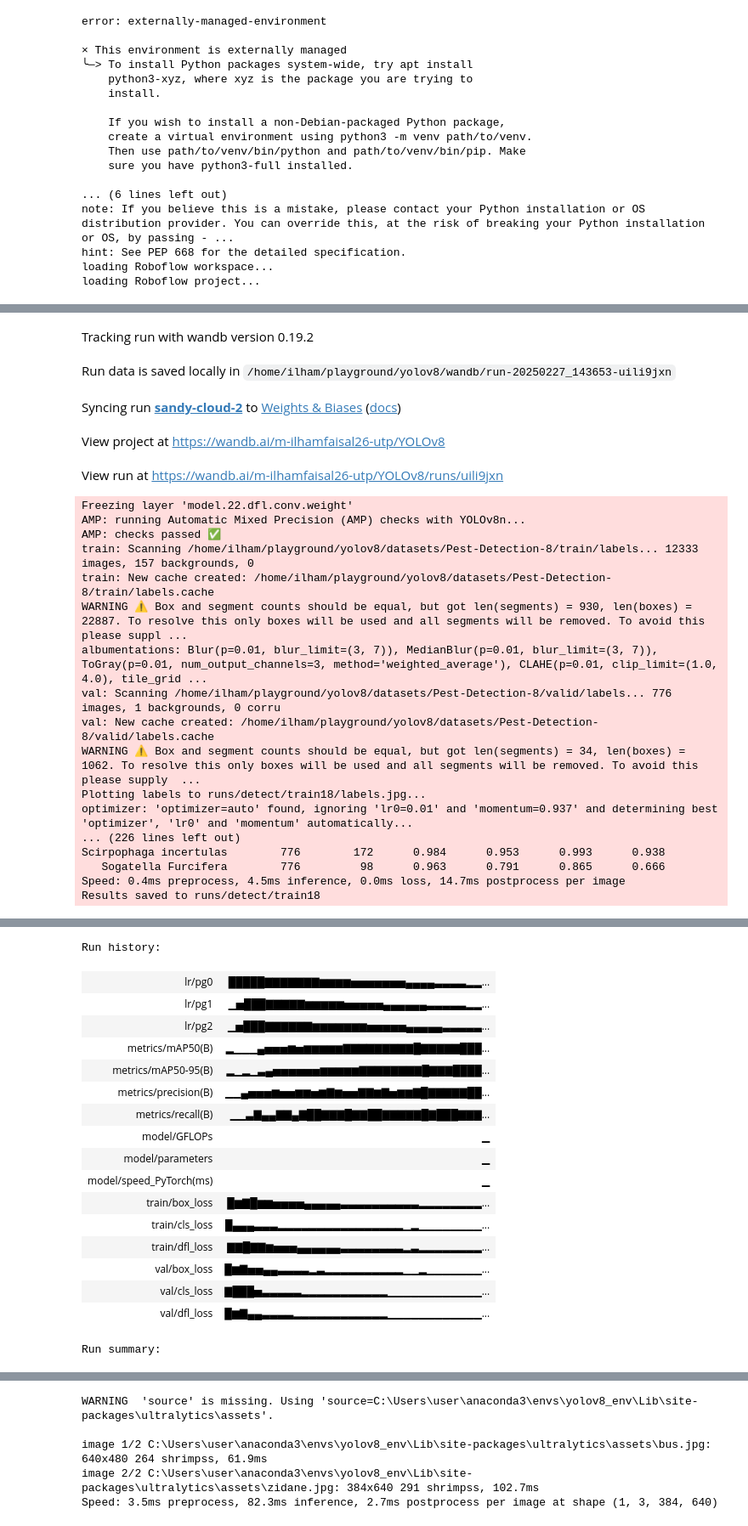
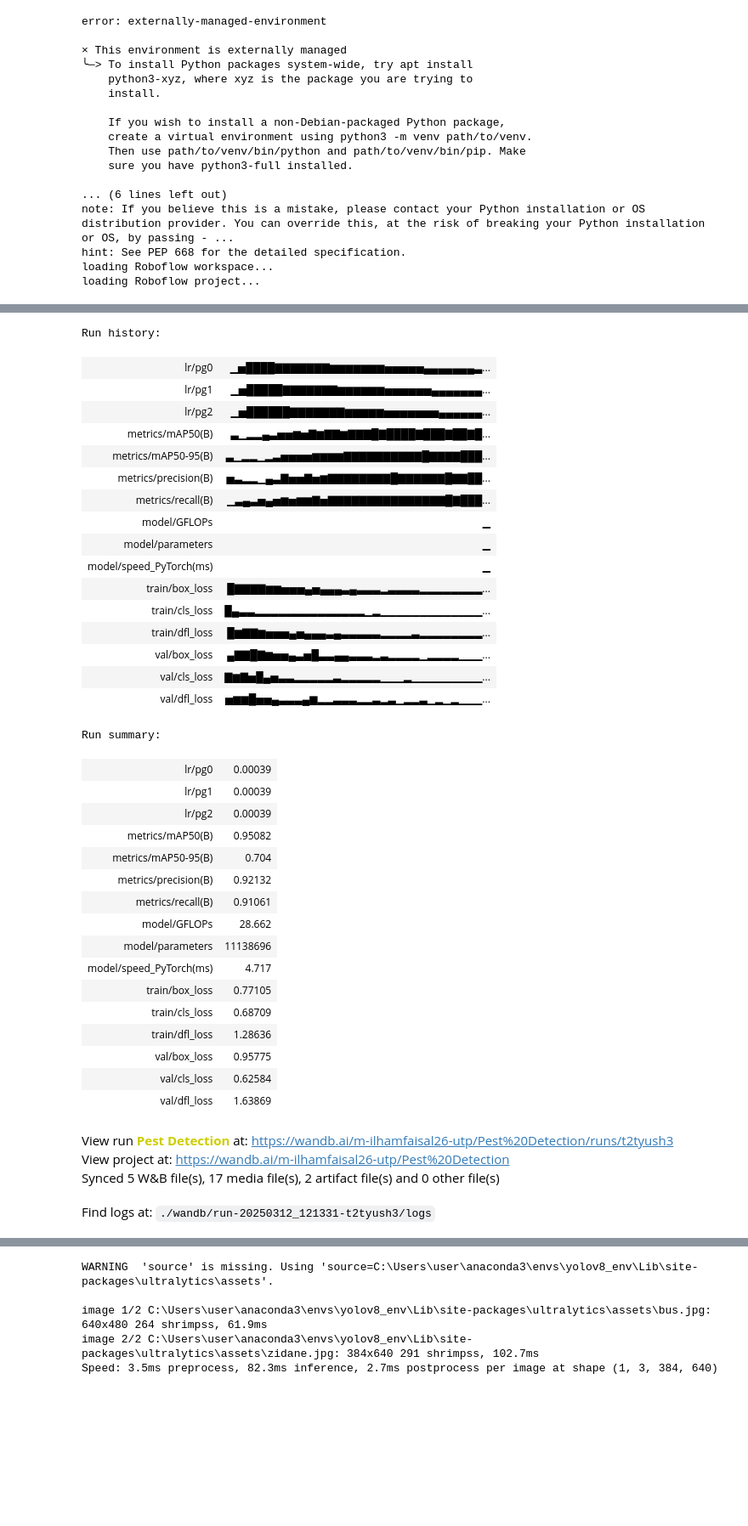
Before and after one commit to llhmm26/Pest-Detection-Yolov8, a Jupyter notebook: Modelling.ipynb, the cells around one changed output, grey strips where cells are left out. Shown at 85% size. Cells and saved outputs as stored; diff of their text form; code cells hidden in the pictures; blank space fills up the shorter version.

```diff
--- a/Modelling.ipynb
+++ b/Modelling.ipynb
@@ -42,5 +125,5 @@ model = YOLO("yolov8s.pt")
 model.info()
 
 # Train the model on custom dataset
-results = model.train(data="/home/ilham/playground/yolov8/datasets/Pest-Detection-8/data.yaml", epochs=100, imgsz=640, show_conf=False, patience=10, batch=16)
+results = model.train(data="Pest-Detection-12/data.yaml", epochs=100, imgsz=640, show_conf=False, patience=10, batch=16)
 # %% [output]
@@ -64,22 +148,38 @@ wandb: Using wandb-core as the SDK backend.  Please refer to https://wandb.me/wa
+Run history:
+| lr/pg0 | ▁▅████▇▇▇▇▇▇▇▆▆▆▆▆▆▆▅▅▅▅▅▄▄▄▄▄▄▄▃... |
+| lr/pg1 | ▁▅█████▇▇▇▇▇▇▇▆▆▆▆▆▆▅▅▅▅▅▅▄▄▄▄▄▄▄... |
+| lr/pg2 | ▁▅██████▇▇▇▇▇▇▇▆▆▆▆▆▅▅▅▅▅▅▅▄▄▄▄▄▄... |
+| metrics/mAP50(B) | ▃▁▂▂▄▃▅▅▆▅▇▆▇▇▆▇▇▇█▇████▇███▇██▇█... |
+| metrics/mAP50-95(B) | ▃▁▂▂▁▂▃▅▅▅▅▆▆▆▆▇▇▇▇▇▇▇▇▇▇█▇▇▇▇███... |
+| metrics/precision(B) | ▅▃▂▂▁▄▃▇▅▅▇▅▆▇▇▇▇▇▇▇▇█▇▇▇▇▇▇█▇▇██... |
+| metrics/recall(B) | ▁▃▄▃▅▄▅▆▅▆▆▇▅▇▇▇▇▇▇▇▇▇▇▇▇▇▇▇█▇███... |
+| model/GFLOPs | ▁ |
+| model/parameters | ▁ |
+| model/speed_PyTorch(ms) | ▁ |
+| train/box_loss | █▇▇▇▇▆▆▅▅▅▄▅▄▄▄▃▄▃▃▃▂▃▃▃▃▂▂▂▂▂▂▂▂... |
+| train/cls_loss | █▄▃▃▂▂▂▂▂▂▂▂▂▂▂▂▂▂▁▂▁▁▁▁▁▁▁▁▁▁▁▁▁... |
+| train/dfl_loss | █▆▇▇▆▅▅▅▄▅▄▄▄▃▄▃▃▃▃▃▂▂▂▂▃▂▂▂▂▂▂▂▂... |
+| val/box_loss | ▄▇▇█▇▆▅▅▄▃▅█▃▃▄▄▃▃▃▂▃▂▂▂▂▁▂▂▂▂▁▁▁... |
+| val/cls_loss | ▇▆▇▅█▄▅▃▃▂▂▂▂▂▃▂▂▂▂▂▁▁▁▂▁▁▁▁▁▁▁▁▁... |
+| val/dfl_loss | ▅▆▆█▅▅▄▃▃▃▄▆▂▂▃▃▃▂▂▃▂▃▁▂▂▃▁▂▁▂▁▁▁... |
+Run summary:
+| lr/pg0 | 0.00039 |
+| lr/pg1 | 0.00039 |
+| lr/pg2 | 0.00039 |
+| metrics/mAP50(B) | 0.95082 |
+| metrics/mAP50-95(B) | 0.704 |
+| metrics/precision(B) | 0.92132 |
+| metrics/recall(B) | 0.91061 |
+| model/GFLOPs | 28.662 |
+| model/parameters | 11138696 |
+| model/speed_PyTorch(ms) | 4.717 |
+| train/box_loss | 0.77105 |
+| train/cls_loss | 0.68709 |
+| train/dfl_loss | 1.28636 |
+| val/box_loss | 0.95775 |
+| val/cls_loss | 0.62584 |
+| val/dfl_loss | 1.63869 |
-Tracking run with wandb version 0.19.2
+View run Pest Detection at: https://wandb.ai/m-ilhamfaisal26-utp/Pest%20Detection/runs/t2tyush3
+View project at: https://wandb.ai/m-ilhamfaisal26-utp/Pest%20Detection
+Synced 5 W&B file(s), 17 media file(s), 2 artifact file(s) and 0 other file(s)
-Run data is saved locally in /home/ilham/playground/yolov8/wandb/run-20250227_143653-uili9jxn
+Find logs at: ./wandb/run-20250312_121331-t2tyush3/logs
-Syncing run sandy-cloud-2 to Weights & Biases (docs)
-View project at https://wandb.ai/m-ilhamfaisal26-utp/YOLOv8
-View run at https://wandb.ai/m-ilhamfaisal26-utp/YOLOv8/runs/uili9jxn
-Freezing layer 'model.22.dfl.conv.weight'
-AMP: running Automatic Mixed Precision (AMP) checks with YOLOv8n...
-AMP: checks passed ✅
-train: Scanning /home/ilham/playground/yolov8/datasets/Pest-Detection-8/train/labels... 12333 images, 157 backgrounds, 0
-train: New cache created: /home/ilham/playground/yolov8/datasets/Pest-Detection-8/train/labels.cache
-WARNING ⚠️ Box and segment counts should be equal, but got len(segments) = 930, len(boxes) = 22887. To resolve this only boxes will be used and all segments will be removed. To avoid this please suppl ...
-albumentations: Blur(p=0.01, blur_limit=(3, 7)), MedianBlur(p=0.01, blur_limit=(3, 7)), ToGray(p=0.01, num_output_channels=3, method='weighted_average'), CLAHE(p=0.01, clip_limit=(1.0, 4.0), tile_grid ...
-val: Scanning /home/ilham/playground/yolov8/datasets/Pest-Detection-8/valid/labels... 776 images, 1 backgrounds, 0 corru
-val: New cache created: /home/ilham/playground/yolov8/datasets/Pest-Detection-8/valid/labels.cache
-WARNING ⚠️ Box and segment counts should be equal, but got len(segments) = 34, len(boxes) = 1062. To resolve this only boxes will be used and all segments will be removed. To avoid this please supply  ...
-Plotting labels to runs/detect/train18/labels.jpg...
-optimizer: 'optimizer=auto' found, ignoring 'lr0=0.01' and 'momentum=0.937' and determining best 'optimizer', 'lr0' and 'momentum' automatically...
-... (226 lines left out)
-Scirpophaga incertulas        776        172      0.984      0.953      0.993      0.938
-   Sogatella Furcifera        776         98      0.963      0.791      0.865      0.666
-Speed: 0.4ms preprocess, 4.5ms inference, 0.0ms loss, 14.7ms postprocess per image
-Results saved to runs/detect/train18
@@ -87,18 +185,0 @@ Results saved to runs/detect/train18
-Run history:
-| lr/pg0 | █████▇▇▇▇▇▇▇▆▆▆▆▅▅▅▅▅▅▅▄▄▄▄▃▃▃▃▂▂... |
-| lr/pg1 | ▁▅███▇▇▇▇▇▆▆▆▆▆▅▅▅▅▅▄▄▄▄▄▄▃▃▃▃▃▂▂... |
-| lr/pg2 | ▁▅███▇▇▇▇▇▇▆▆▆▆▆▆▆▅▅▅▅▅▄▄▄▄▄▃▃▃▃▃... |
-| metrics/mAP50(B) | ▂▁▁▁▄▅▅▅▆▅▆▆▆▆▆▇▇▇▇▇▇▇▇▇█▇▇▇▇▇███... |
-| metrics/mAP50-95(B) | ▂▁▂▁▃▄▅▅▅▅▅▅▆▆▆▆▆▇▇▇▇▇▇▇▇█▇▇▇████... |
-| metrics/precision(B) | ▁▁▄▅▅▅▆▅▅▆▆▅▆▇▆▅▅▇▇▆▇▅▆▆▇█▇▇▇▇▇██... |
-| metrics/recall(B) | ▁▁▃▇▄▄▇▇▄▇██▇▇▇█▇▇██▇▇▇▇▇█▇███▇▇▇... |
-| model/GFLOPs | ▁ |
-| model/parameters | ▁ |
-| model/speed_PyTorch(ms) | ▁ |
-| train/box_loss | █▆▇█▆▆▅▅▅▅▄▄▄▄▄▃▃▃▃▃▃▃▃▃▃▂▂▂▂▂▂▂▂... |
-| train/cls_loss | █▄▄▄▃▃▃▂▂▂▂▂▂▂▂▂▂▂▂▂▂▂▂▁▂▁▁▁▁▁▁▁▁... |
-| train/dfl_loss | ▇▇█▇▇▆▅▅▅▄▄▄▄▄▄▃▃▃▃▃▃▃▃▂▃▂▂▂▂▂▂▂▂... |
-| val/box_loss | █▆▇▅▅▄▄▃▃▃▃▂▃▂▂▂▂▂▂▂▂▂▂▁▁▂▁▁▁▁▁▁▁... |
-| val/cls_loss | ▇███▅▃▃▃▃▃▂▂▂▂▂▂▂▂▂▂▂▁▁▁▁▁▁▁▁▁▁▁▁... |
-| val/dfl_loss | █▆▇▄▄▃▃▃▃▂▂▂▂▂▂▂▂▂▂▂▂▁▁▁▁▁▁▁▁▁▁▁▁... |
-Run summary:
```
Also changed, not shown: parts of 15 cells of this notebook.
